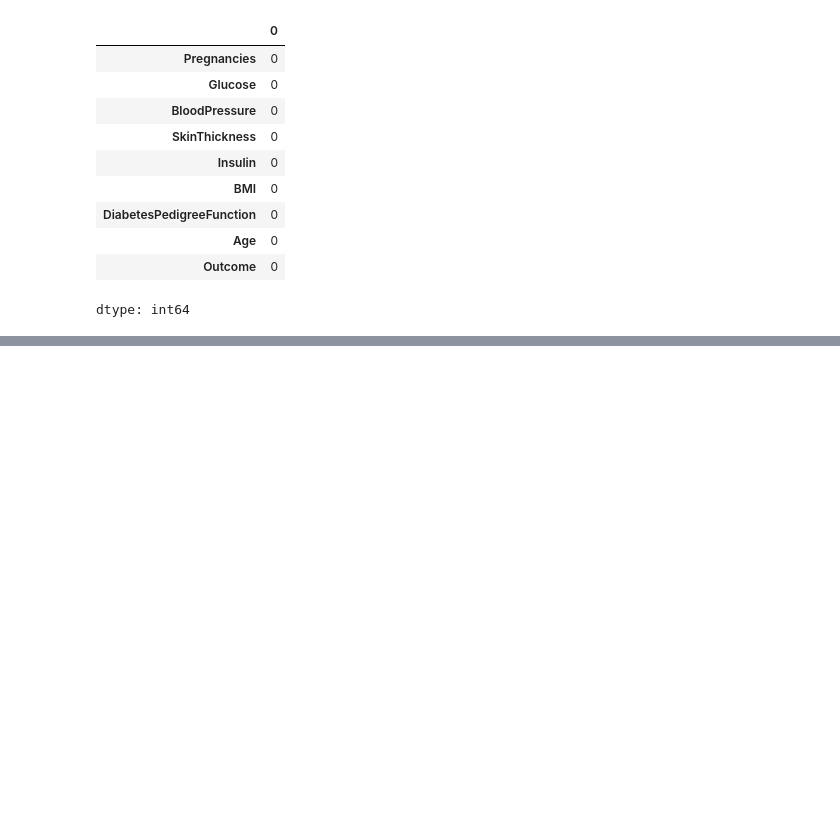
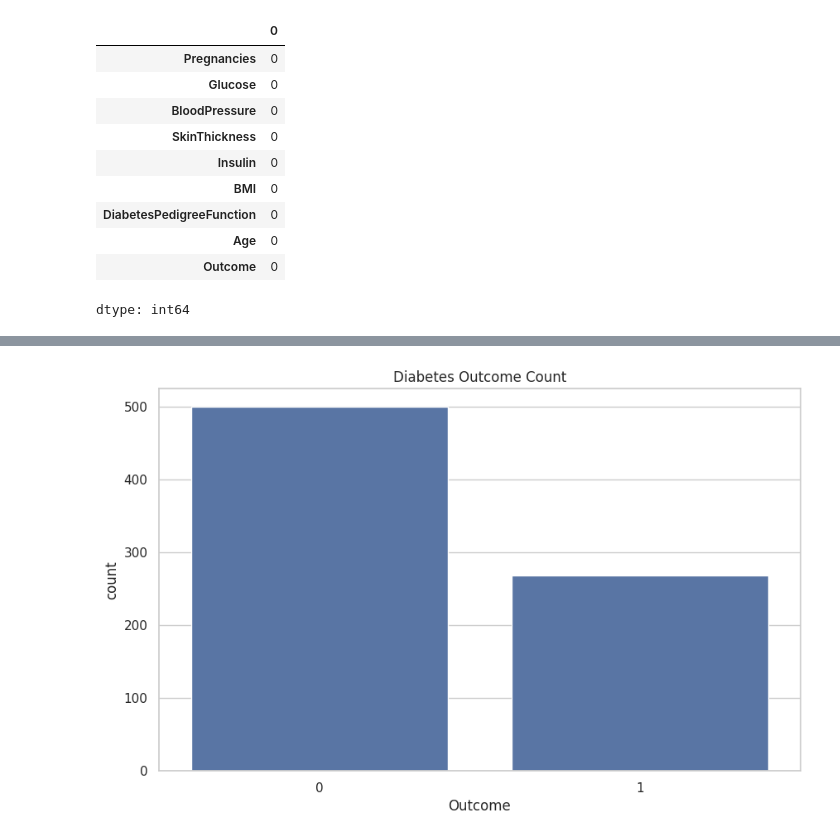
Before and after one commit to johnsparz/ai-bootcamp-portfolio, a Jupyter notebook: wk1_project.ipynb, the cells around one changed output, grey strips where cells are left out. Cells and saved outputs as stored; diff of their text form; code cells hidden in the pictures; blank space fills up the shorter version.

```diff
--- a/wk1_project.ipynb
+++ b/wk1_project.ipynb
@@ -61,0 +100,7 @@ dtype: int64
+# %%
+# Outcome Count
+sns.countplot(x='Outcome', data=df)
+plt.title("Diabetes Outcome Count")
+plt.show()
+# %% [output]
+[figure, added]
```
Also changed, not shown: parts of 10 cells of this notebook.
